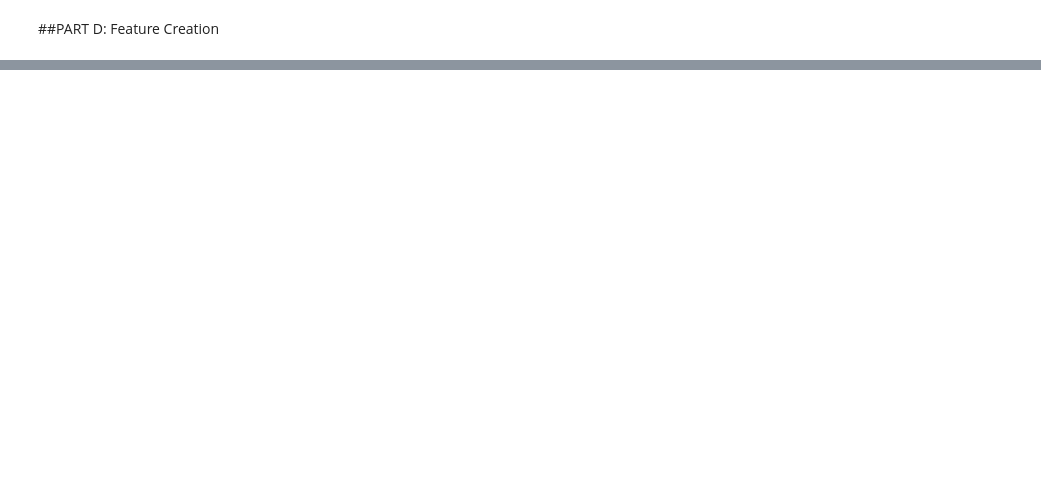
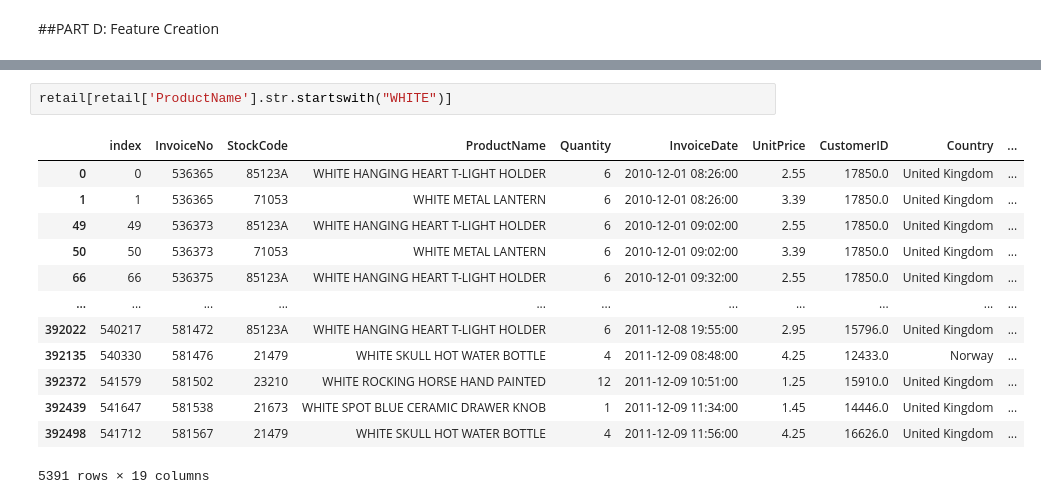
Before and after one commit to GadiReddemma5/DataAnalytics, a Jupyter notebook: projectPandas.ipynb, the cells around one changed output, grey strips where cells are left out. Drawn from its saved outputs; the diff is of its cells as text; blank space fills up the shorter version.

```diff
--- a/projectPandas.ipynb
+++ b/projectPandas.ipynb
@@ -178,0 +259,16 @@ NameError: name 'hii' is not defined
+# %%
+retail[retail['ProductName'].str.startswith("WHITE")]
+# %% [output]
+|  | index | InvoiceNo | StockCode | ProductName | Quantity | InvoiceDate | UnitPrice | CustomerID | Country | ... |
+| 0 | 0 | 536365 | 85123A | WHITE HANGING HEART T-LIGHT HOLDER | 6 | 2010-12-01 08:26:00 | 2.55 | 17850.0 | United Kingdom | ... |
+| 1 | 1 | 536365 | 71053 | WHITE METAL LANTERN | 6 | 2010-12-01 08:26:00 | 3.39 | 17850.0 | United Kingdom | ... |
+| 49 | 49 | 536373 | 85123A | WHITE HANGING HEART T-LIGHT HOLDER | 6 | 2010-12-01 09:02:00 | 2.55 | 17850.0 | United Kingdom | ... |
+| 50 | 50 | 536373 | 71053 | WHITE METAL LANTERN | 6 | 2010-12-01 09:02:00 | 3.39 | 17850.0 | United Kingdom | ... |
+| 66 | 66 | 536375 | 85123A | WHITE HANGING HEART T-LIGHT HOLDER | 6 | 2010-12-01 09:32:00 | 2.55 | 17850.0 | United Kingdom | ... |
+| ... | ... | ... | ... | ... | ... | ... | ... | ... | ... | ... |
+| 392022 | 540217 | 581472 | 85123A | WHITE HANGING HEART T-LIGHT HOLDER | 6 | 2011-12-08 19:55:00 | 2.95 | 15796.0 | United Kingdom | ... |
+| 392135 | 540330 | 581476 | 21479 | WHITE SKULL HOT WATER BOTTLE | 4 | 2011-12-09 08:48:00 | 4.25 | 12433.0 | Norway | ... |
+| 392372 | 541579 | 581502 | 23210 | WHITE ROCKING HORSE HAND PAINTED | 12 | 2011-12-09 10:51:00 | 1.25 | 15910.0 | United Kingdom | ... |
+| 392439 | 541647 | 581538 | 21673 | WHITE SPOT BLUE CERAMIC DRAWER KNOB | 1 | 2011-12-09 11:34:00 | 1.45 | 14446.0 | United Kingdom | ... |
+| 392498 | 541712 | 581567 | 21479 | WHITE SKULL HOT WATER BOTTLE | 4 | 2011-12-09 11:56:00 | 4.25 | 16626.0 | United Kingdom | ... |
+5391 rows × 19 columns
```
Also changed, not shown: parts of 15 cells of this notebook.
